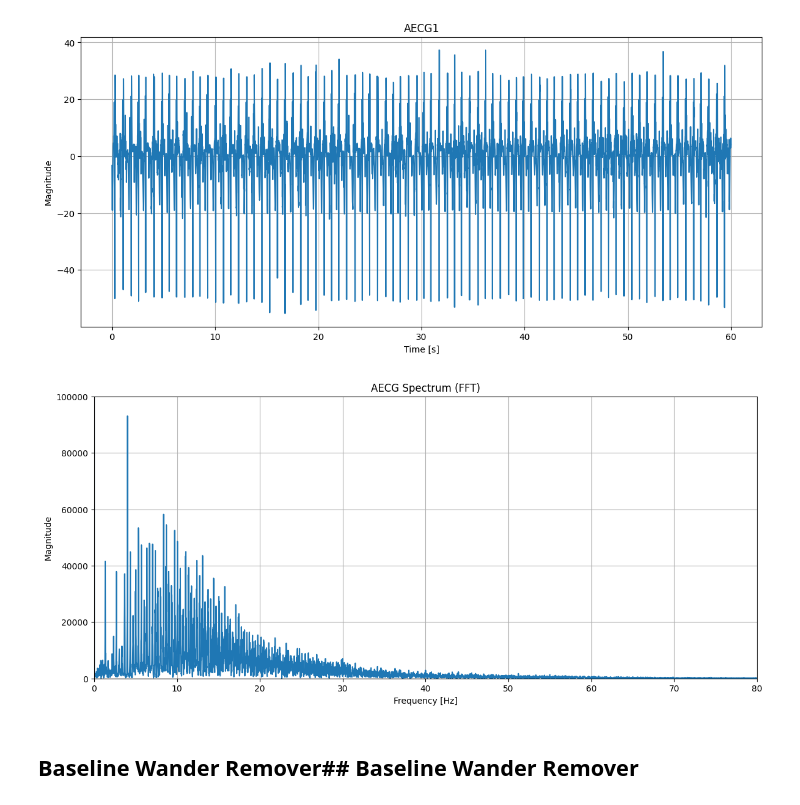
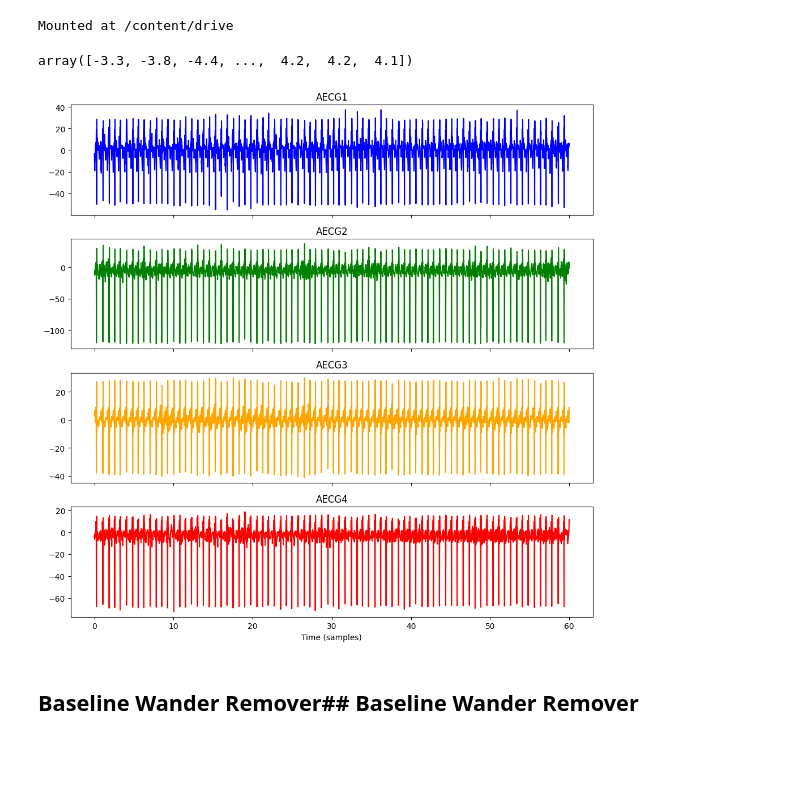
Before and after one commit to EmanueleGiavardi/BSP_project, a Jupyter notebook: test.ipynb, the cells around one changed output. Saved outputs shown, nothing was run; the diff lists cells and outputs as text; code cells hidden in the pictures; blank space fills up the shorter version.

```diff
--- a/test.ipynb
+++ b/test.ipynb
@@ -6,6 +7,10 @@ import os
+# %%
+drive.mount('/content/drive', force_remount=True)
+# %% [output]
+Mounted at /content/drive
 # %%
 #dataset_folder = "set-a-text/"
-test_sp = "set-a-text/a01.csv"
+test_sp = "/content/drive/MyDrive/BSP_Project/set-a-text/a01.csv"
 
 def extract_stochastic_process(filename):
     df = pd.read_csv(filename, skiprows=2, header=None)
@@ -20,16 +25,19 @@ def extract_stochastic_process(filename):
     return timestamps, stochastic_process
 
 # t -> timestamp [60 seconds]
-# S1[0] = -> AECG1
-# S1[1] = -> AECG2
-# S1[2] = -> AECG3
-# S1[3] = -> AECG4
+# sp[0] = -> AECG1
+# sp[1] = -> AECG2
+# sp[2] = -> AECG3
+# sp[3] = -> AECG4
 
 t, S1 = extract_stochastic_process(test_sp)
 fs = 1000 #sampling frequency
 
 # for semplicity purposes, here we just consider one realization, AECG1, for blocks 1 and 2
 AECG1 = S1[0]
+AECG1
+# %% [output]
+array([-3.3, -3.8, -4.4, ...,  4.2,  4.2,  4.1])
 # %%
 from scipy.fftpack import fft
 
@@ -71,11 +79,11 @@ def plot_stochastic_process(process):
     plt.tight_layout()
     plt.show()
 # %%
-plot_AECG(AECG1)
-plot_AECG_spectrum(AECG, fs)
+#plot_AECG(AECG1)
+plot_stochastic_process(S1)
+#plot_AECG_spectrum(AECG, fs)
 # %% [output]
-[figure, old version]
+[figure, new version]
-[figure, removed]
 # %% [markdown]
 ## <b>Baseline Wander Remover</b>## <b>Baseline Wander Remover</b>
 # %% [markdown]
```
Also changed, not shown: parts of 1 cell of this notebook.
